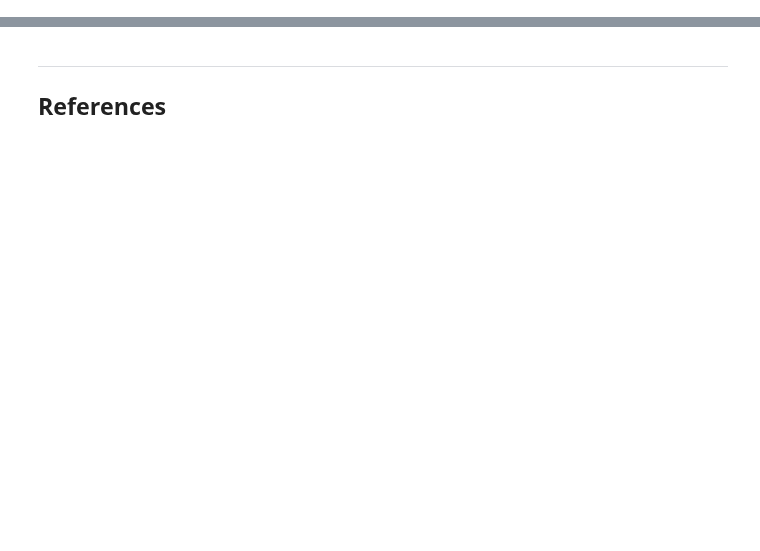
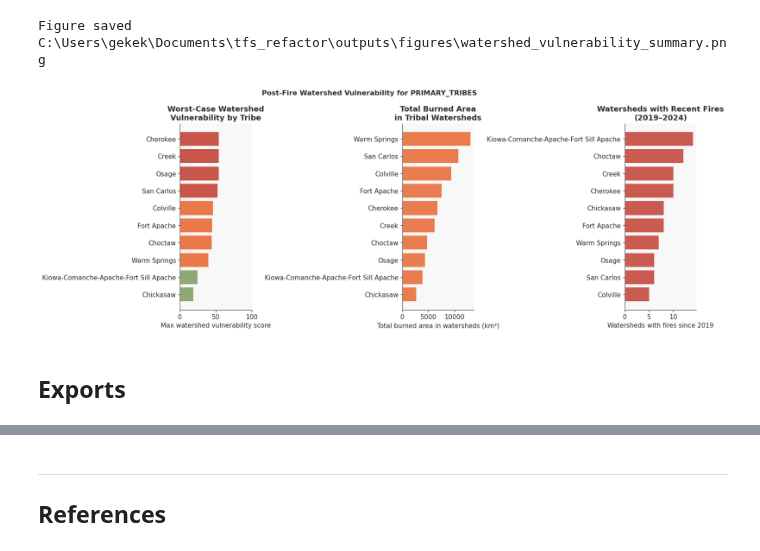
Before and after one commit to daearconsulting/tribal_fire_science, a Jupyter notebook: notebooks/postfire_watershed_vulnerability.ipynb, the cells around one changed output, grey strips where cells are left out. Cells and saved outputs as stored; diff of their text form; code cells hidden in the pictures; blank space fills up the shorter version.

```diff
--- a/notebooks/postfire_watershed_vulnerability.ipynb
+++ b/notebooks/postfire_watershed_vulnerability.ipynb
@@ -711,0 +762,57 @@ This analysis supports:
+# %%
+# Vulnerability summary charts
+fig, axes = plt.subplots(1, 3, figsize=(16, 6))
+
+# Max vulnerability by Tribe
+s = tribe_summary.sort_values("max_vulnerability", ascending=True)
+axes[0].barh(
+    s["NAME"], s["max_vulnerability"],
+    color=[
+        "#8B0000" if v >= 75 else
+        styles.EMBER_RED if v >= 50 else
+        styles.FIRE_ORANGE if v >= 25 else
+        styles.SAGE_GREEN
+        for v in s["max_vulnerability"]
+    ],
+    alpha=0.85,
+)
+axes[0].set_xlabel("Max watershed vulnerability score")
+axes[0].set_title("Worst-Case Watershed\nVulnerability by Tribe", fontweight="bold")
+axes[0].set_xlim(0, 100)
+sns.despine(ax=axes[0])
+
+# Burned watershed area
+s2 = tribe_summary.sort_values("total_burned_km2", ascending=True)
+axes[1].barh(
+    s2["NAME"], s2["total_burned_km2"],
+    color=styles.FIRE_ORANGE, alpha=0.82,
+)
+axes[1].set_xlabel("Total burned area in watersheds (km²)")
+axes[1].set_title("Total Burned Area\nin Tribal Watersheds", fontweight="bold")
+sns.despine(ax=axes[1])
+
+# Recent fire exposure
+s3 = tribe_summary.sort_values("n_recent_burns", ascending=True)
+axes[2].barh(
+    s3["NAME"], s3["n_recent_burns"],
+    color=styles.EMBER_RED, alpha=0.82,
+)
+axes[2].set_xlabel(f"Watersheds with fires since {RECENT_CUTOFF}")
+axes[2].set_title(
+    f"Watersheds with Recent Fires\n({RECENT_CUTOFF}–{ANALYSIS_YEAR})",
+    fontweight="bold",
+)
+sns.despine(ax=axes[2])
+
+plt.suptitle(
+    "Post-Fire Watershed Vulnerability for PRIMARY_TRIBES",
+    fontsize=12, fontweight="bold",
+)
+plt.tight_layout()
+charts.save_figure(fig, "outputs/figures/watershed_vulnerability_summary.png")
+plt.show()
+# %% [output]
+Figure saved C:\Users\gekek\Documents\tfs_refactor\outputs\figures\watershed_vulnerability_summary.png
+[figure, added]
+# %% [markdown]
+## Exports
```
Also changed, not shown: parts of 44 cells of this notebook, 48 other files.
